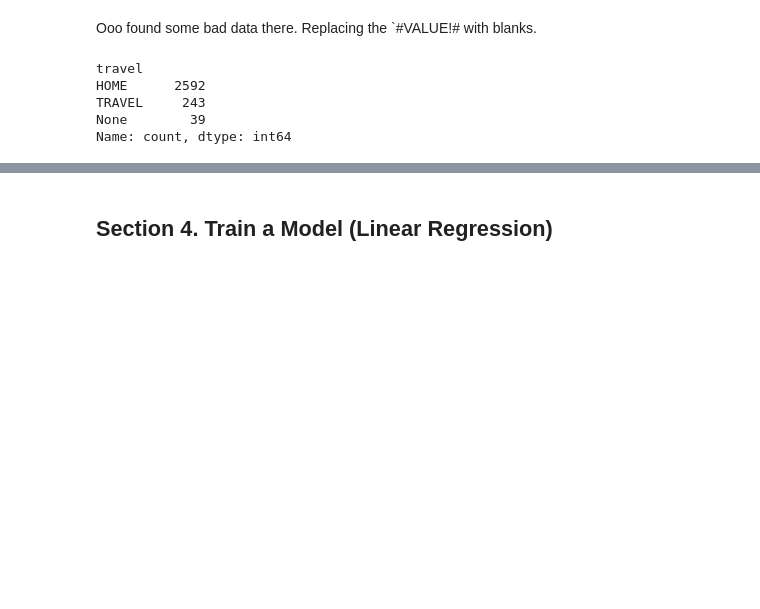
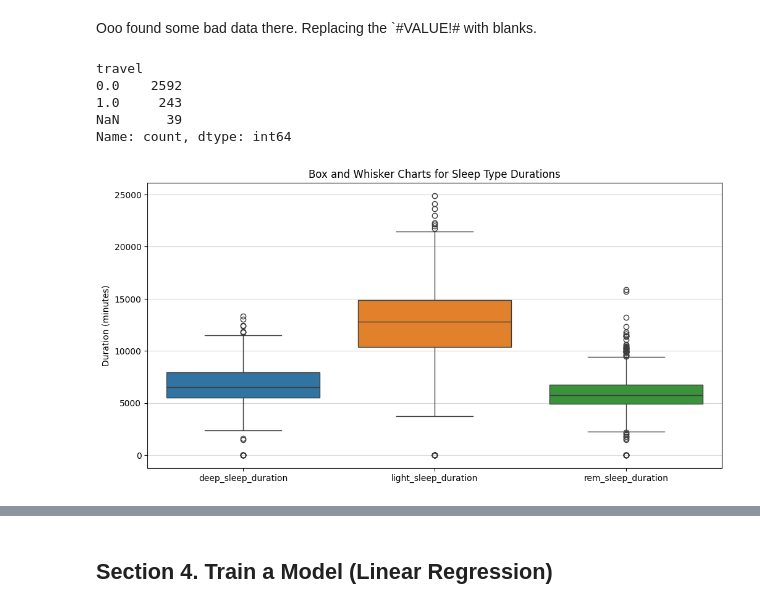
Before and after one commit to aarongilly/ml_regression_gillespie, a Jupyter notebook: gillespie_ml_data_journal.ipynb, the cells around one changed output, grey strips where cells are left out. Saved outputs shown, nothing was run; the diff lists cells and outputs as text; code cells hidden in the pictures; blank space fills up the shorter version.

```diff
--- a/gillespie_ml_data_journal.ipynb
+++ b/gillespie_ml_data_journal.ipynb
@@ -306,23 +306,28 @@ Ooo found some bad data there. Replacing the `#VALUE!# with blanks.
 # Replace '#VALUE!' in the 'travel' column with blank values (NaN)
 combined_df['travel'] = combined_df['travel'].replace('#VALUE!', None)
 
+# Converting what remains to numerical data for ML algorithms
+combined_df['travel'] = combined_df['travel'].replace({'HOME': 0, 'TRAVEL': 1})
+
 # Verify the replacement
 print(combined_df['travel'].value_counts(dropna=False))
 # %% [output]
 travel
-HOME      2592
-TRAVEL     243
-None        39
+0.0    2592
+1.0     243
+NaN      39
 Name: count, dtype: int64
 # %%
 # Columns to plot
 sleep_columns = ['deep_sleep_duration', 'light_sleep_duration', 'rem_sleep_duration']
 
 # Create box and whisker charts
 plt.figure(figsize=(12, 6))
 sns.boxplot(data=combined_df[sleep_columns])
-plt.title('Box and Whisker Charts for Sleep Durations')
+plt.title('Box and Whisker Charts for Sleep Type Durations')
 plt.ylabel('Duration (minutes)')
 plt.xticks(ticks=range(len(sleep_columns)), labels=sleep_columns)
 plt.grid(axis='y', alpha=0.5)
 plt.show()
+# %% [output]
+[figure, added]
```
Also changed, not shown: parts of 5 cells of this notebook.
